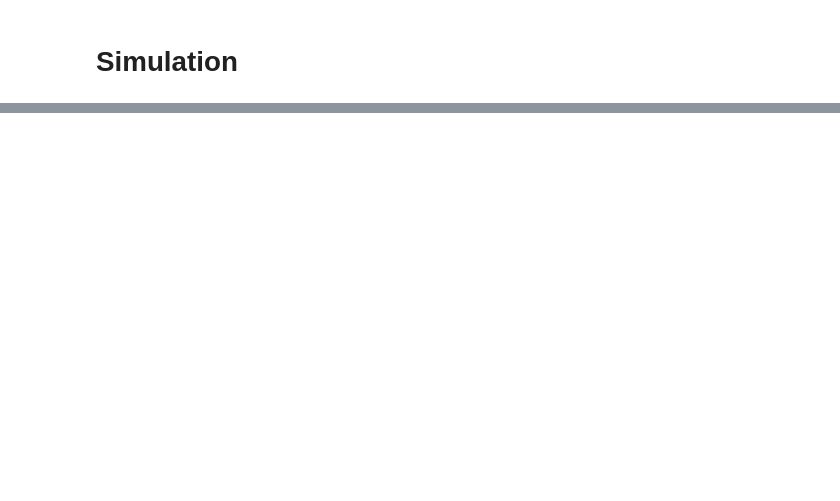
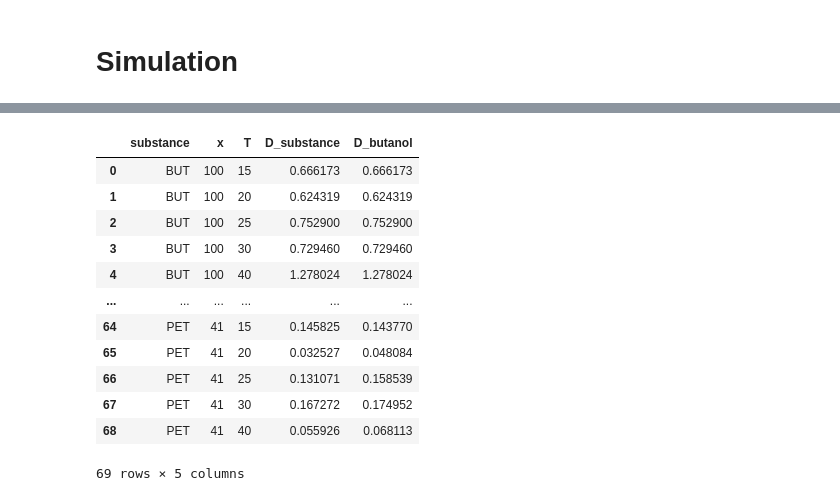
Before and after one commit to EnglishBeach/MolecularModeling, a Jupyter notebook: Find_D/D.ipynb, the cells around one changed output, grey strips where cells are left out. Cells and saved outputs as stored; diff of their text form; code cells hidden in the pictures; blank space fills up the shorter version.

```diff
--- a/Find_D/D.ipynb
+++ b/Find_D/D.ipynb
@@ -403,0 +287,17 @@ plt.legend();
+# %%
+DF_D = extract_D(DF)
+DF_D
+# %% [output]
+|  | substance | x | T | D_substance | D_butanol |
+| 0 | BUT | 100 | 15 | 0.666173 | 0.666173 |
+| 1 | BUT | 100 | 20 | 0.624319 | 0.624319 |
+| 2 | BUT | 100 | 25 | 0.752900 | 0.752900 |
+| 3 | BUT | 100 | 30 | 0.729460 | 0.729460 |
+| 4 | BUT | 100 | 40 | 1.278024 | 1.278024 |
+| ... | ... | ... | ... | ... | ... |
+| 64 | PET | 41 | 15 | 0.145825 | 0.143770 |
+| 65 | PET | 41 | 20 | 0.032527 | 0.048084 |
+| 66 | PET | 41 | 25 | 0.131071 | 0.158539 |
+| 67 | PET | 41 | 30 | 0.167272 | 0.174952 |
+| 68 | PET | 41 | 40 | 0.055926 | 0.068113 |
+69 rows × 5 columns
```
Also changed, not shown: parts of 34 cells of this notebook, 6 other files.
